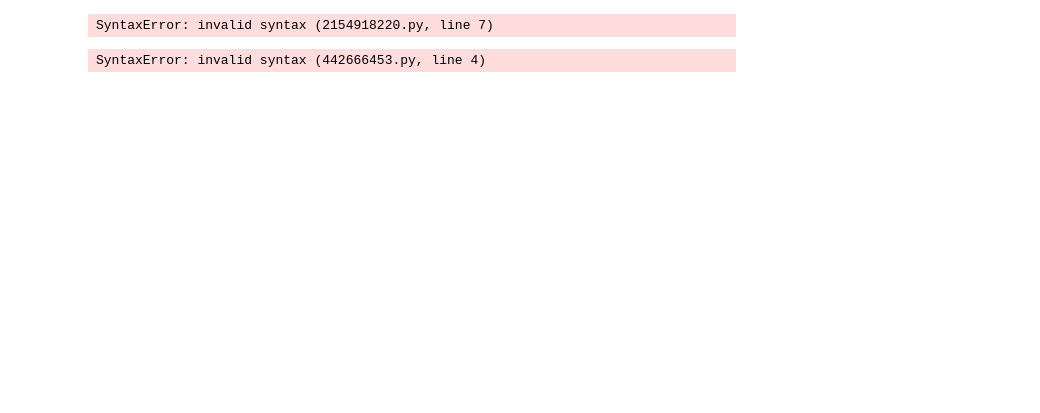
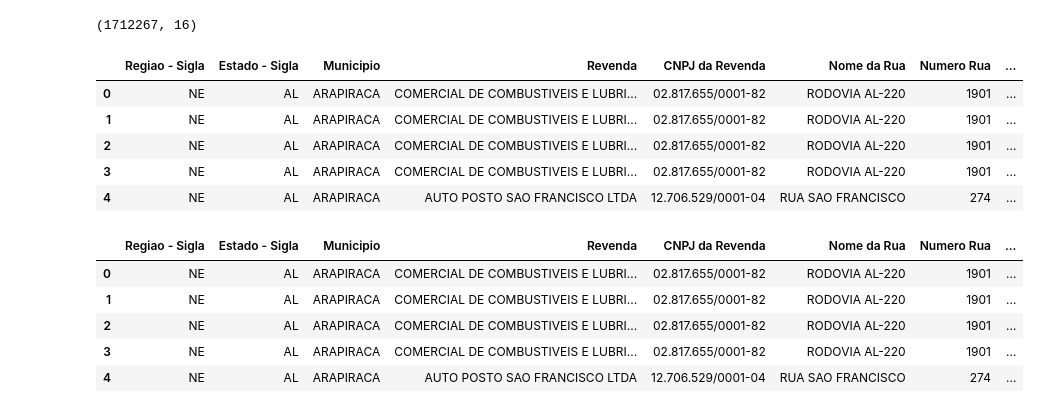
Before and after one commit to jonatanscarvalho/senac_UC2, a Jupyter notebook: Combustivel.ipynb, the cells around one changed output. Cells and saved outputs as stored; diff of their text form; code cells hidden in the pictures; blank space fills up the shorter version.

```diff
--- a/Combustivel.ipynb
+++ b/Combustivel.ipynb
@@ -4,10 +5,26 @@ import numpy as np
 # %%
-df_2024_1= pd.read_csv('Preços semestrais - AUTOMOTIVOS_2024.01.csv', sep=';', decimal=',')
-df_2024_2= pd.read_csv('Preços semestrais - AUTOMOTIVOS_2024.02.csv', sep=';', decimal=',')
-df_2025_1= pd.read_csv('Preços semestrais - AUTOMOTIVOS_2025.01.csv', sep=';', decimal=',')
-df_2025_2= pd.read_csv('Preços semestrais - AUTOMOTIVOS_2025.02.csv', sep=';', decimal=',')
+df_2024_01 = pd.read_csv('dados combustivel\Preços semestrais - AUTOMOTIVOS_2024.01.csv',sep=';', decimal=',')
+df_2024_02 = pd.read_csv('dados combustivel\Preços semestrais - AUTOMOTIVOS_2024.02.csv',sep=';', decimal=',')
+df_2025_01 = pd.read_csv('dados combustivel\Preços semestrais - AUTOMOTIVOS_2025.01.csv',sep=';', decimal=',')
+df_2025_02 = pd.read_csv('dados combustivel\Preços semestrais - AUTOMOTIVOS_2025.02.csv',sep=';', decimal=',')
 
-df = pd.concat([df_2024_1, df_2024_2,df_2025_1, df_2025_2],ignore_index=True)
-print(df.shape) display(df.head())
+df = pd.concat([df_2024_01, df_2024_02,
+                df_2025_01, df_2025_02],
+               ignore_index=True)
+
+print(df.shape); display(df.head())
+df.head(5)
 # %% [output]
-SyntaxError: invalid syntax (2154918220.py, line 7)
+(1712267, 16)
+|  | Regiao - Sigla | Estado - Sigla | Municipio | Revenda | CNPJ da Revenda | Nome da Rua | Numero Rua | ... |
+| 0 | NE | AL | ARAPIRACA | COMERCIAL DE COMBUSTIVEIS E LUBRI... | 02.817.655/0001-82 | RODOVIA AL-220 | 1901 | ... |
+| 1 | NE | AL | ARAPIRACA | COMERCIAL DE COMBUSTIVEIS E LUBRI... | 02.817.655/0001-82 | RODOVIA AL-220 | 1901 | ... |
+| 2 | NE | AL | ARAPIRACA | COMERCIAL DE COMBUSTIVEIS E LUBRI... | 02.817.655/0001-82 | RODOVIA AL-220 | 1901 | ... |
+| 3 | NE | AL | ARAPIRACA | COMERCIAL DE COMBUSTIVEIS E LUBRI... | 02.817.655/0001-82 | RODOVIA AL-220 | 1901 | ... |
+| 4 | NE | AL | ARAPIRACA | AUTO POSTO SAO FRANCISCO LTDA | 12.706.529/0001-04 | RUA SAO FRANCISCO | 274 | ... |
+|  | Regiao - Sigla | Estado - Sigla | Municipio | Revenda | CNPJ da Revenda | Nome da Rua | Numero Rua | ... |
+| 0 | NE | AL | ARAPIRACA | COMERCIAL DE COMBUSTIVEIS E LUBRI... | 02.817.655/0001-82 | RODOVIA AL-220 | 1901 | ... |
+| 1 | NE | AL | ARAPIRACA | COMERCIAL DE COMBUSTIVEIS E LUBRI... | 02.817.655/0001-82 | RODOVIA AL-220 | 1901 | ... |
+| 2 | NE | AL | ARAPIRACA | COMERCIAL DE COMBUSTIVEIS E LUBRI... | 02.817.655/0001-82 | RODOVIA AL-220 | 1901 | ... |
+| 3 | NE | AL | ARAPIRACA | COMERCIAL DE COMBUSTIVEIS E LUBRI... | 02.817.655/0001-82 | RODOVIA AL-220 | 1901 | ... |
+| 4 | NE | AL | ARAPIRACA | AUTO POSTO SAO FRANCISCO LTDA | 12.706.529/0001-04 | RUA SAO FRANCISCO | 274 | ... |
@@ -14,7 +53,2 @@ SyntaxError: invalid syntax (2154918220.py, line 7)
 # %%
-df = pd.concat([df_2024_1, df_2024_2,
-df_2025_1, df_2025_2],
-ignore_index=True)
-print(df.shape) display(df.head())
+### Um gráfico revela em segundos o que levaria minutos.
-# %% [output]
-SyntaxError: invalid syntax (442666453.py, line 4)
```
Also changed, not shown: parts of 9 cells of this notebook, 4 other files.
